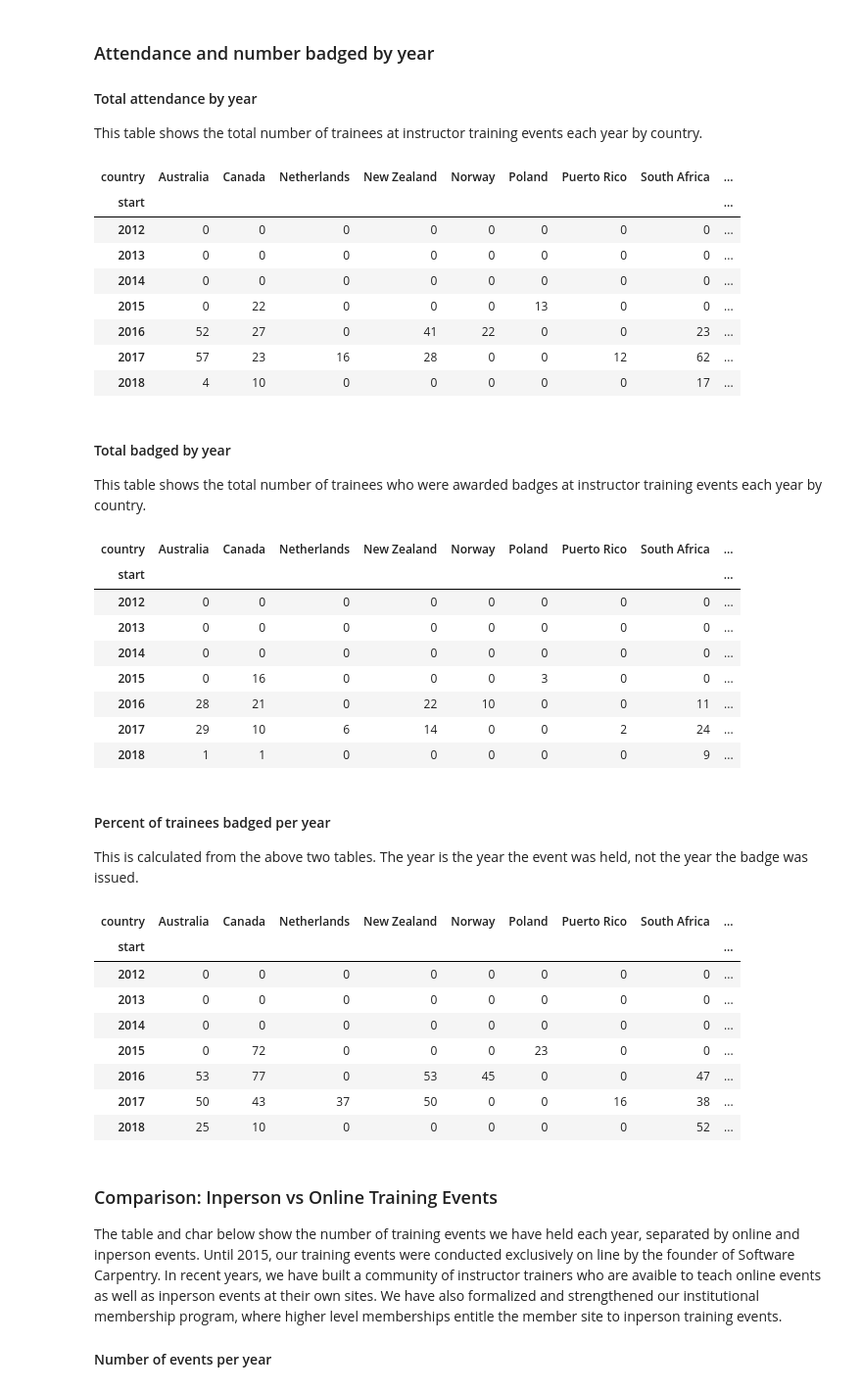
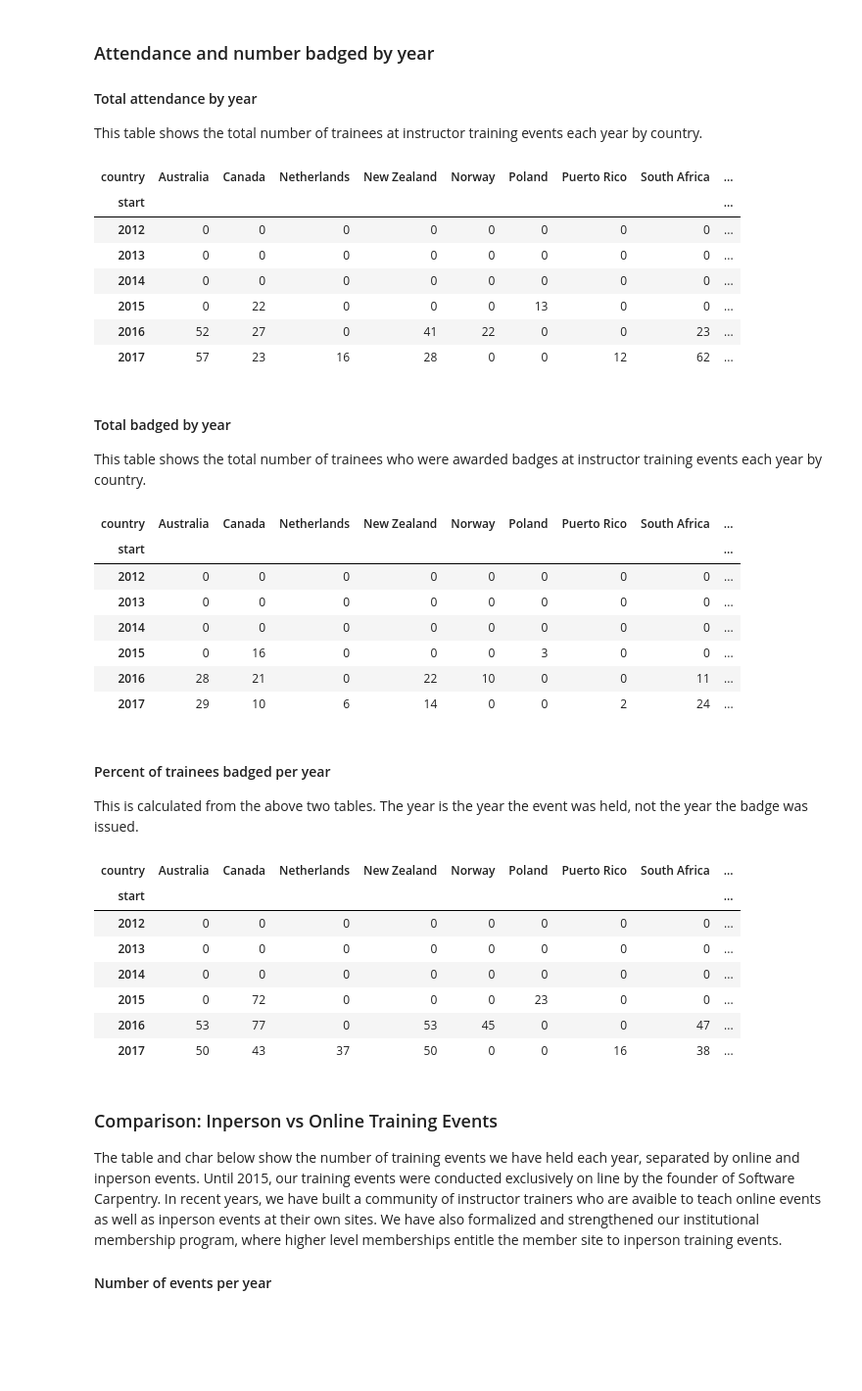
Before and after one commit to carpentries/assessment, a Jupyter notebook: programmatic-assessment/workshops/final_report_draft.ipynb, the cells around one changed output. Shown at 98% size. Drawn from its saved outputs; the diff is of its cells as text; code cells hidden in the pictures; blank space fills up the shorter version.

```diff
--- a/programmatic-assessment/workshops/final_report_draft.ipynb
+++ b/programmatic-assessment/workshops/final_report_draft.ipynb
@@ -628,27 +635,26 @@ binned_badges_by_year
 
 This table shows the total number of trainees at instructor training events each year by country.
 # %%
-attendance_by_year = badges_by_training_event.groupby([badges_by_training_event['start'].dt.year, 'country'])['attendance'].sum().unstack()
-attendance_by_year.fillna(0, inplace=True)
-attendance_by_year = attendance_by_year.astype(int)
-attendance_by_year
+trainees_by_year = badges_by_training_event_thru2017.groupby([badges_by_training_event['start'].dt.year, 'country'])['attendance'].sum().unstack()
+trainees_by_year.fillna(0, inplace=True)
+trainees_by_year = trainees_by_year.astype(int)
+trainees_by_year
 # trainigs_by_country = badges_by_training_event.groupby([badges_by_training_event['start_date'].dt.year, 'country'])['slug'].count().unstack()
 # %% [output]
 | country | Australia | Canada | Netherlands | New Zealand | Norway | Poland | Puerto Rico | South Africa | ... |
 | start |  |  |  |  |  |  |  |  | ... |
 | 2012 | 0 | 0 | 0 | 0 | 0 | 0 | 0 | 0 | ... |
 | 2013 | 0 | 0 | 0 | 0 | 0 | 0 | 0 | 0 | ... |
 | 2014 | 0 | 0 | 0 | 0 | 0 | 0 | 0 | 0 | ... |
 | 2015 | 0 | 22 | 0 | 0 | 0 | 13 | 0 | 0 | ... |
 | 2016 | 52 | 27 | 0 | 41 | 22 | 0 | 0 | 23 | ... |
 | 2017 | 57 | 23 | 16 | 28 | 0 | 0 | 12 | 62 | ... |
-| 2018 | 4 | 10 | 0 | 0 | 0 | 0 | 0 | 17 | ... |
 # %% [markdown]
 #### Total badged by year
 
 This table shows the total number of trainees who were awarded badges at instructor training events each year by country.
 # %%
-badges_by_year = badges_by_training_event.groupby([badges_by_training_event['start'].dt.year, 'country'])['count_badged'].sum().unstack()
+badges_by_year = badges_by_training_event_thru2017.groupby([badges_by_training_event['start'].dt.year, 'country'])['count_badged'].sum().unstack()
 badges_by_year.fillna(0, inplace=True)
 badges_by_year = badges_by_year.astype(int)
 badges_by_year
@@ -661,12 +667,11 @@ badges_by_year
 | 2015 | 0 | 16 | 0 | 0 | 0 | 3 | 0 | 0 | ... |
 | 2016 | 28 | 21 | 0 | 22 | 10 | 0 | 0 | 11 | ... |
 | 2017 | 29 | 10 | 6 | 14 | 0 | 0 | 2 | 24 | ... |
-| 2018 | 1 | 1 | 0 | 0 | 0 | 0 | 0 | 9 | ... |
 # %% [markdown]
 #### Percent of trainees badged per year
 This is calculated from the above two tables. The year is the year the event was held, not the year the badge was issued.
 # %%
-percent_badged_by_year = badges_by_year/attendance_by_year*100
+percent_badged_by_year = badges_by_year/trainees_by_year*100
 percent_badged_by_year = percent_badged_by_year.round(1)
 percent_badged_by_year.fillna(0, inplace = True)
 percent_badged_by_year = percent_badged_by_year.astype(int)
@@ -680,7 +685,6 @@ percent_badged_by_year
 | 2015 | 0 | 72 | 0 | 0 | 0 | 23 | 0 | 0 | ... |
 | 2016 | 53 | 77 | 0 | 53 | 45 | 0 | 0 | 47 | ... |
 | 2017 | 50 | 43 | 37 | 50 | 0 | 0 | 16 | 38 | ... |
-| 2018 | 25 | 10 | 0 | 0 | 0 | 0 | 0 | 52 | ... |
 # %% [markdown]
 ### Comparison:  Inperson vs Online Training Events
 
```
Also changed, not shown: parts of 9 cells of this notebook.
